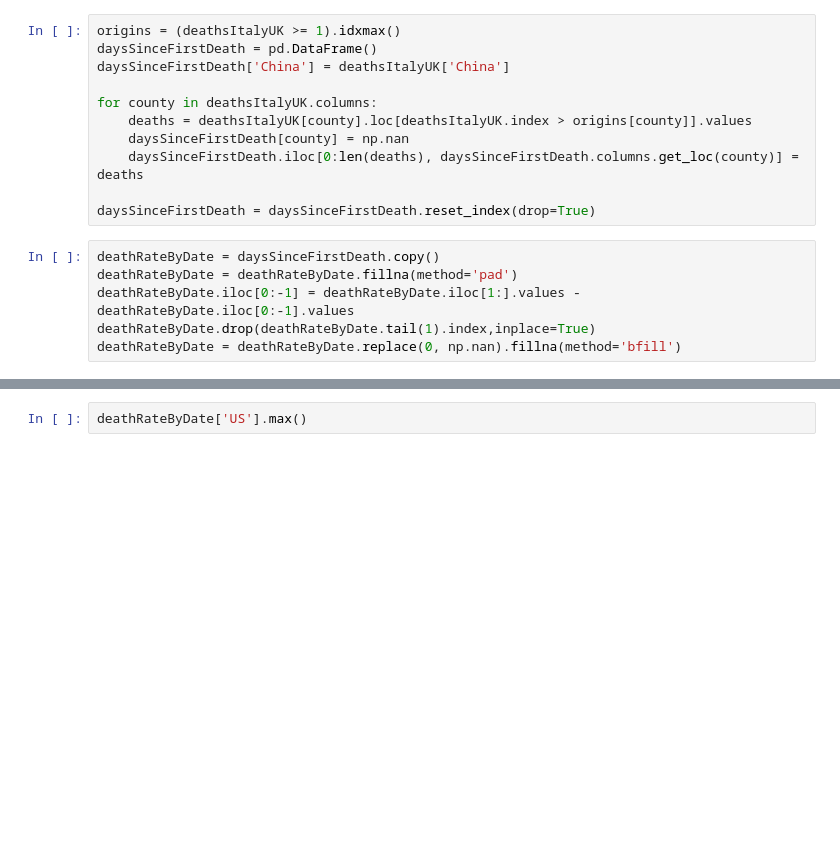
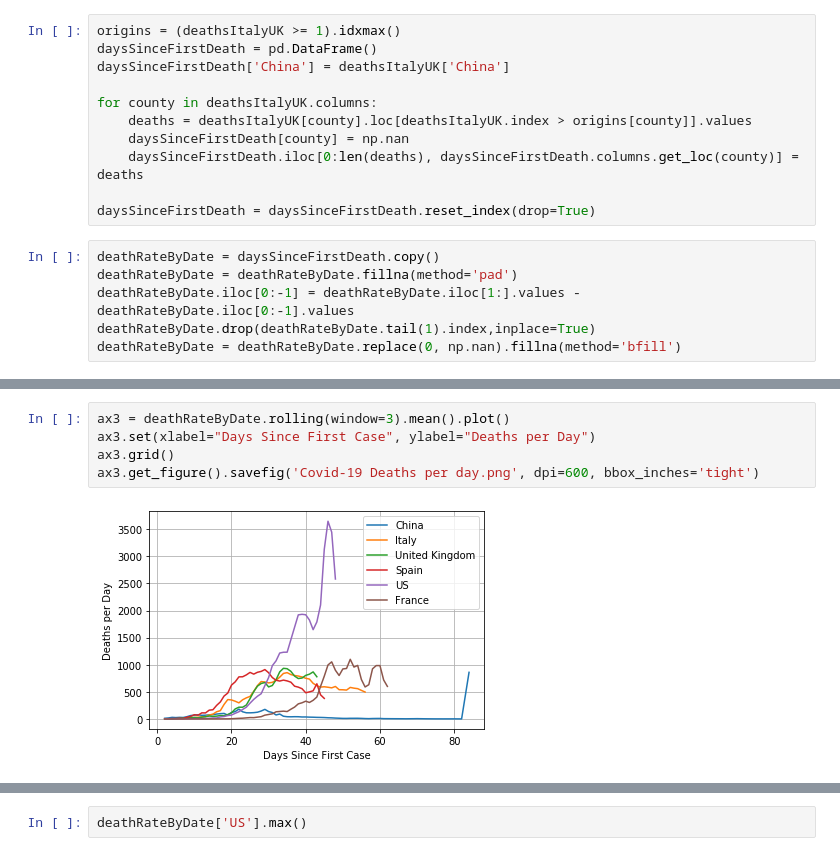
Before and after one commit to johnclark456/covid, a Jupyter notebook: COVID.ipynb, the cells around one changed output, grey strips where cells are left out. Drawn from its saved outputs; the diff is of its cells as text; blank space fills up the shorter version.

Commit message:
Put daily deaths back in

```diff
--- a/COVID.ipynb
+++ b/COVID.ipynb
@@ -75,0 +81,7 @@ ax2.get_figure().savefig('Covid-19 Cases (Total).png', dpi=600, bbox_inches='tig
+# %%
+ax3 = deathRateByDate.rolling(window=3).mean().plot()
+ax3.set(xlabel="Days Since First Case", ylabel="Deaths per Day")
+ax3.grid()
+ax3.get_figure().savefig('Covid-19 Deaths per day.png', dpi=600, bbox_inches='tight')
+# %% [output]
+[figure, added]
```
Also changed, not shown: parts of 7 cells of this notebook.
